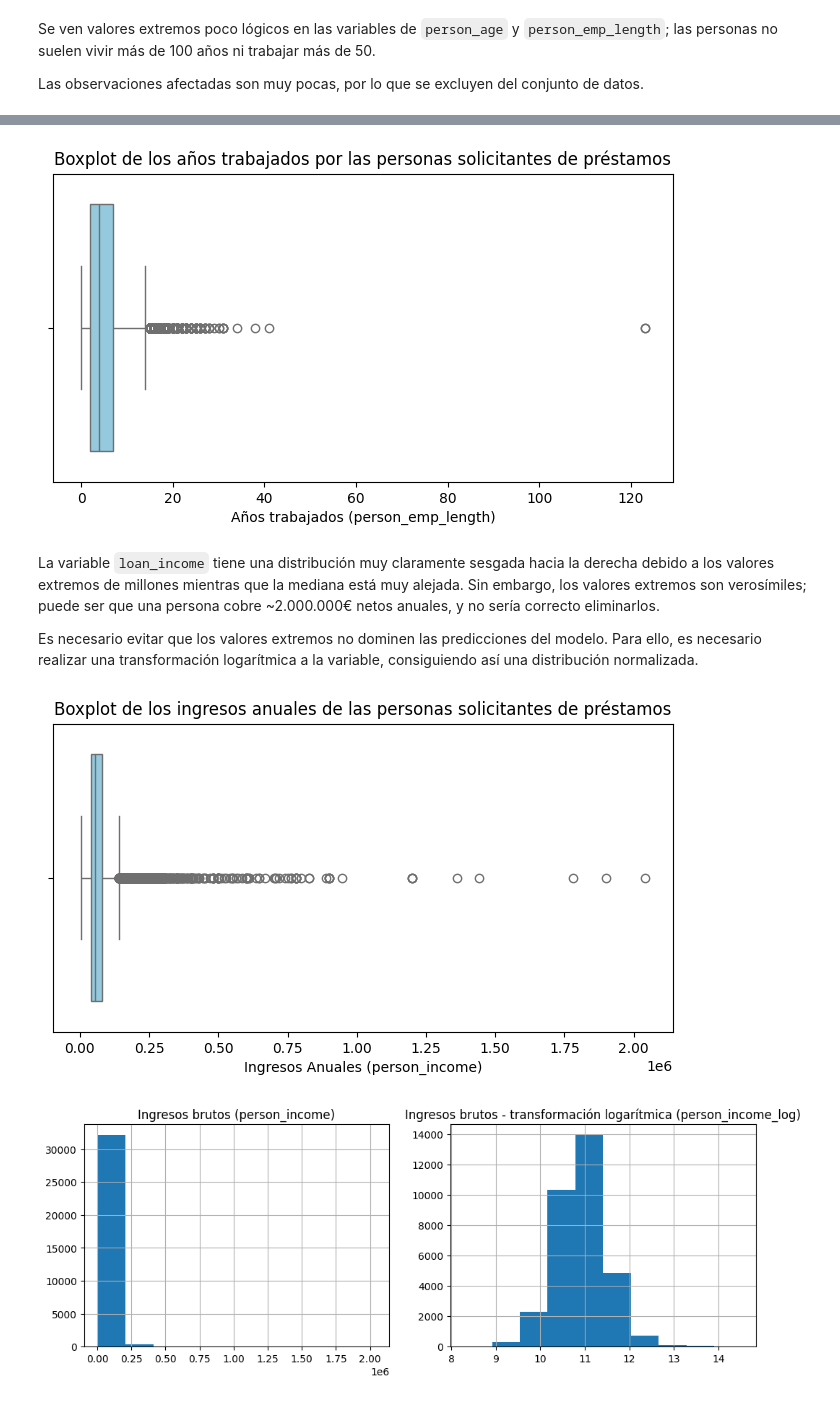
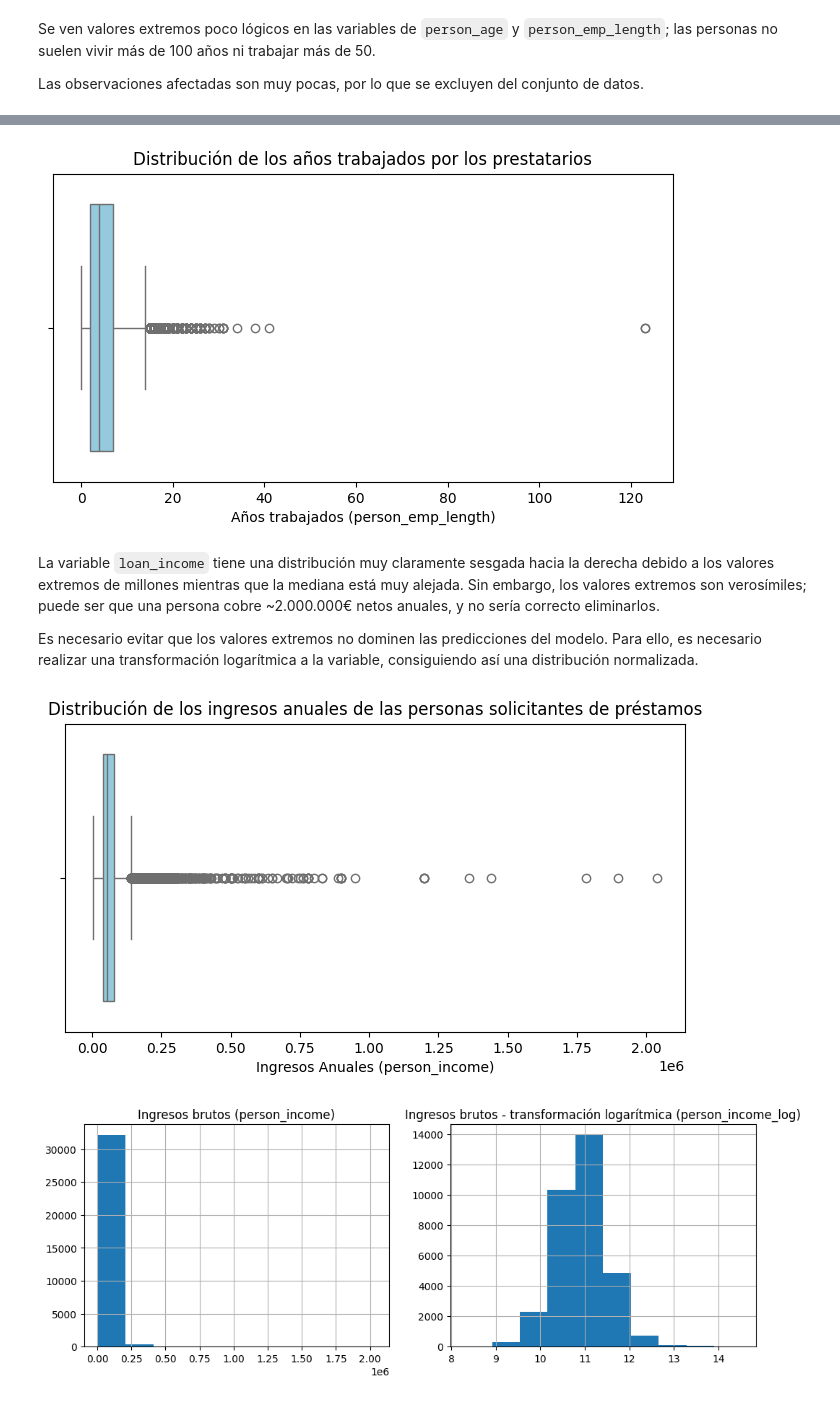
Before and after one commit to mgommez/Credit_Risk_Model, a Jupyter notebook: crm_20251206.ipynb, the cells around one changed output, grey strips where cells are left out. Saved outputs shown, nothing was run; the diff lists cells and outputs as text; code cells hidden in the pictures.

```diff
--- a/crm_20251206.ipynb
+++ b/crm_20251206.ipynb
@@ -142,11 +142,11 @@ plt.show()
 # Gráfico de distribución más detallado incluyendo los cuartiles y los valores extremos
 plt.figure(figsize=(8, 4))
 sns.boxplot(x=datos_prestamos['person_emp_length'], color='skyblue')
-plt.title('Boxplot de los años trabajados por las personas solicitantes de préstamos')
+plt.title('Distribución de los años trabajados por los prestatarios')
 plt.xlabel('Años trabajados (person_emp_length)')
 plt.show()
 # %% [output]
-[figure, old version]
+[figure, new version]
 # %%
 # Se excluyen los valores atípicos
 datos_prestamos = datos_prestamos[datos_prestamos['person_emp_length'] <= 70]
@@ -158,12 +158,12 @@ Es necesario evitar que los valores extremos no dominen las predicciones del mod
 # %%
 # Gráfico de distribución más detallado incluyendo los cuartiles y los valores extremos
 plt.figure(figsize=(8, 4))
 sns.boxplot(x=datos_prestamos['person_income'], color='skyblue')
-plt.title('Boxplot de los ingresos anuales de las personas solicitantes de préstamos')
+plt.title('Distribución de los ingresos anuales de las personas solicitantes de préstamos')
 plt.xlabel('Ingresos Anuales (person_income)')
 plt.show()
 # %% [output]
-[figure, old version]
+[figure, new version]
 # %%
 import numpy as np
 
```
Also changed, not shown: parts of 1 cell of this notebook.
